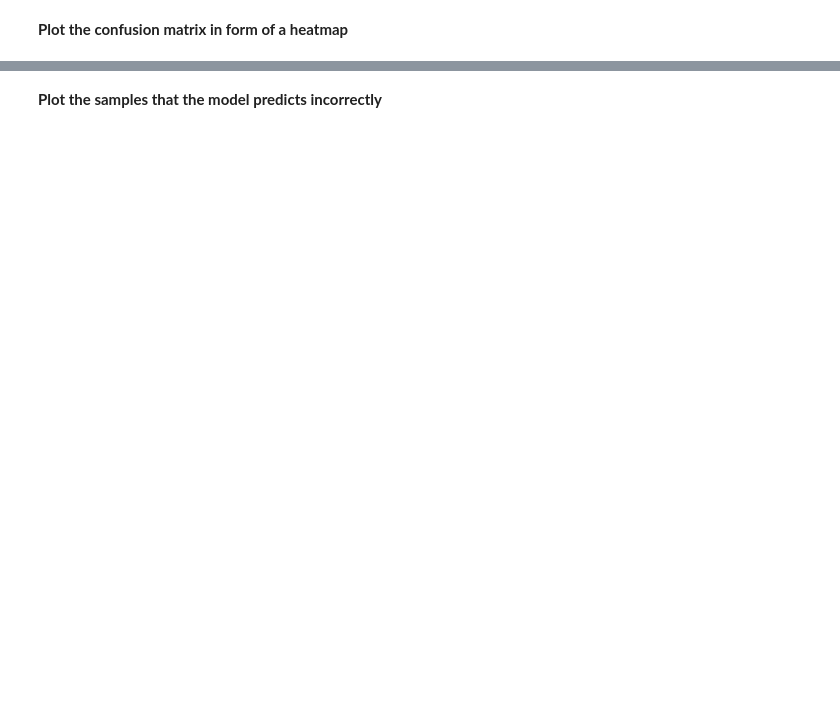
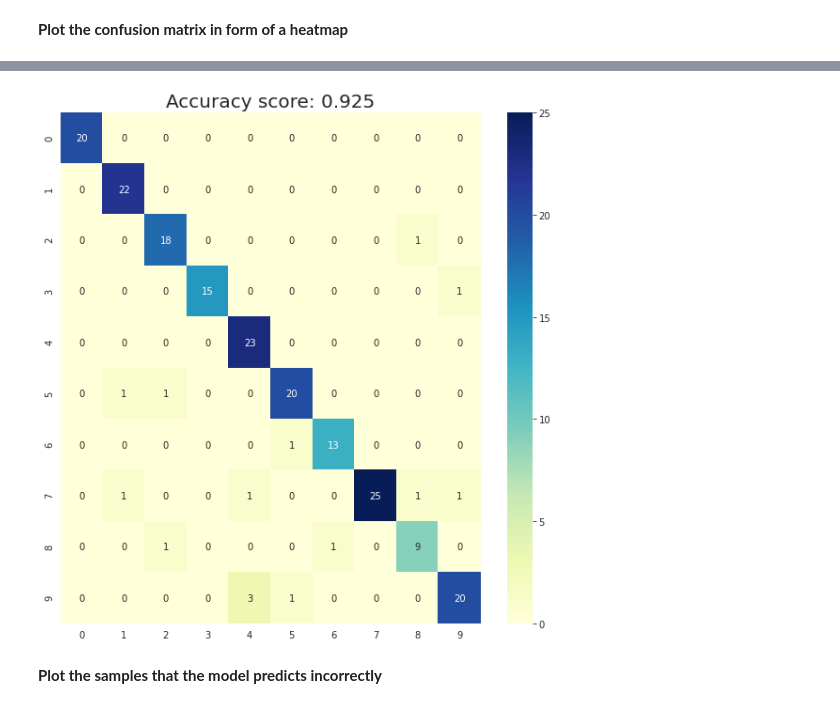
Before and after one commit to theanhvu1998/VuTheAnh_Assignment, a Jupyter notebook: Weekly_Project_MNIST.ipynb, the cells around one changed output, grey strips where cells are left out. Saved outputs shown, nothing was run; the diff lists cells and outputs as text; code cells hidden in the pictures; blank space fills up the shorter version.

```diff
--- a/Weekly_Project_MNIST.ipynb
+++ b/Weekly_Project_MNIST.ipynb
@@ -129,3 +131,15 @@ SVC(C=1.0, break_ties=False, cache_size=200, class_weight=None, coef0=0.0,
     decision_function_shape='ovr', degree=3, gamma='scale', kernel='linear',
     max_iter=-1, probability=False, random_state=None, shrinking=True,
     tol=0.001, verbose=False)
+# %%
+parameters = {'gamma': [0.0001, 0.001, 0.01],
+              'C':[0.01, 0.1, 1, 10, 100]}
+
+model = SVC(kernel='rbf')
+
+gridsearch_models = GridSearchCV(estimator=model,
+                                 param_grid=parameters,
+                                 scoring='accuracy',
+                                 cv=5, n_jobs=-1)
+
+gridsearch_models.fit(X_train_flat, y_train_flat)
@@ -131,0 +159,2 @@ SVC(C=1.0, break_ties=False, cache_size=200, class_weight=None, coef0=0.0,
+# %%
+gridsearch_models.fit(X_train_flat, y_train_flat)
@@ -132,3 +180,5 @@ SVC(C=1.0, break_ties=False, cache_size=200, class_weight=None, coef0=0.0,
+# %%
+best_model = gridsearch_models.best_estimator_
 # %% [markdown]
 ## Evaluation
 # %% [markdown]
@@ -137,0 +186,4 @@ SVC(C=1.0, break_ties=False, cache_size=200, class_weight=None, coef0=0.0,
+# %%
+# Your code here
+predictions = best_model.predict(X_test_flat)
+print('Accuracy Score:', accuracy_score(y_test_flat, predictions))
@@ -144,2 +194,10 @@ SVC(C=1.0, break_ties=False, cache_size=200, class_weight=None, coef0=0.0,
+# %%
+# Your code here
+plt.figure(figsize=(10,10))
+sns.heatmap(confusion_matrix(y_test_flat, predictions), cmap="YlGnBu", annot=True, fmt="d")
+plt.title(f'Accuracy score: {accuracy_score(y_test_flat, predictions)}', fontsize=20)
+plt.show()
+# %% [output]
+[figure, added]
 # %% [markdown]
 **Plot the samples that the model predicts incorrectly**
```
Also changed, not shown: parts of 13 cells of this notebook.
